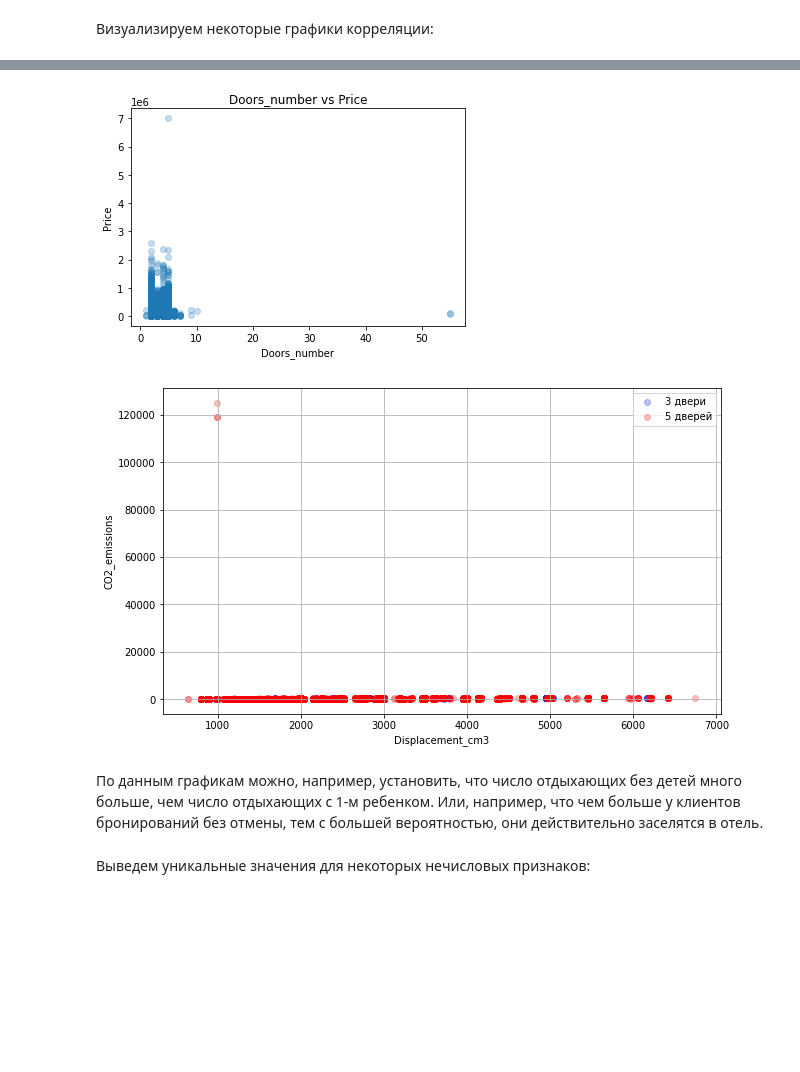
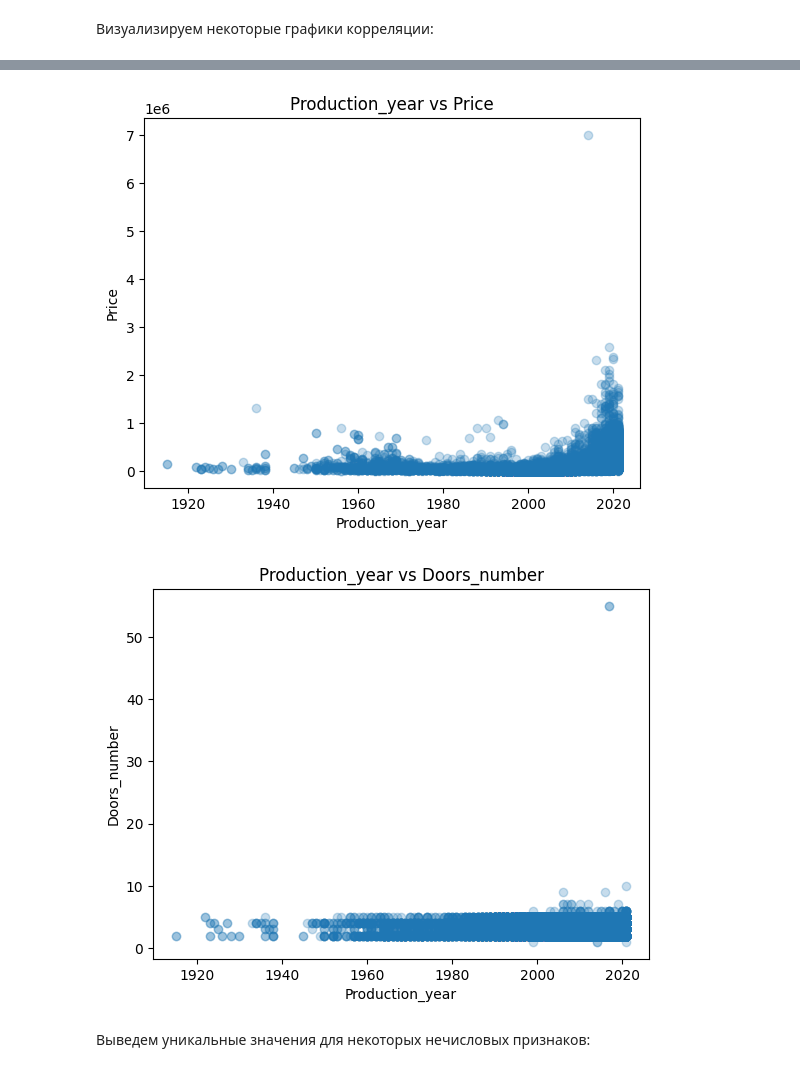
Before and after one commit to Zayyya/ML, a Jupyter notebook: CarPricesPoland.ipynb, the cells around one changed output, grey strips where cells are left out. Drawn from its saved outputs; the diff is of its cells as text; code cells hidden in the pictures; blank space fills up the shorter version.

```diff
--- a/CarPricesPoland.ipynb
+++ b/CarPricesPoland.ipynb
@@ -25,7 +29,7 @@ import pandas as pd
 # %% [markdown]
 Считываем dataset и выводим его содержимое, для наглядности, на экран:
 # %%
-data = pd.read_csv('/content/Car_sale_ads.csv')
+data = pd.read_csv('Car_sale_ads.csv')
 data
 # %% [output]
 |  | Index | Price | Currency | Condition | Vehicle_brand | Vehicle_model | Vehicle_version | ... |
@@ -248,32 +241,8 @@ pass
 # %%
-plt.plot(data['Doors_number'], data['Price'], 'o', alpha = 0.25)
-plt.xlabel('Doors_number')
+plt.plot(data['Production_year'], data['Price'], 'o', alpha = 0.25)
+plt.xlabel('Production_year')
 plt.ylabel('Price')
-plt.title('Doors_number vs Price')
+plt.title('Production_year vs Price')
 pass
 # %% [output]
-[figure, old version]
+[figure, new version]
-# %%
-plt.figure(figsize = (10, 6))
-
-plt.scatter(data[data['Doors_number'] == 3]['Displacement_cm3'],
-            data[data['Doors_number'] == 3]['CO2_emissions'],
-            alpha = 0.25,
-            label = '3 двери',
-            color = 'b')
-
-plt.scatter(data[data['Doors_number'] == 5]['Displacement_cm3'],
-            data[data['Doors_number'] == 5]['CO2_emissions'],
-            alpha = 0.25,
-            label = '5 дверей',
-            color = 'r')
-
-plt.xlabel('Displacement_cm3')
-plt.ylabel('CO2_emissions')
-plt.legend()
-plt.grid()
-# %% [output]
-[figure, removed]
-# %% [markdown]
-По данным графикам можно, например, установить, что число отдыхающих без детей много больше, чем число отдыхающих с 1-м ребенком.
-Или, например, что чем больше у клиентов бронирований без отмены, тем с большей вероятностью, они действительно заселятся в отель.
@@ -283,3 +249,11 @@ plt.grid()
+# %%
+plt.plot(data['Production_year'], data['Doors_number'], 'o', alpha = 0.25)
+plt.xlabel('Production_year')
+plt.ylabel('Doors_number')
+plt.title('Production_year vs Doors_number')
+pass
+# %% [output]
+[figure, added]
 # %% [markdown]
 Выведем уникальные значения для некоторых нечисловых признаков:
 # %%
```
Also changed, not shown: parts of 56 cells of this notebook.
